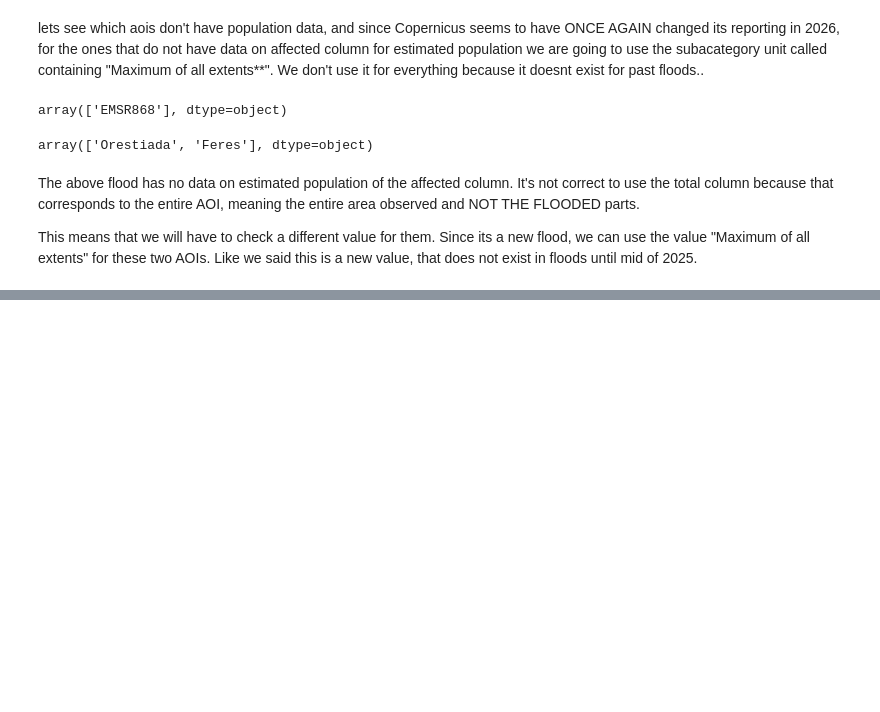
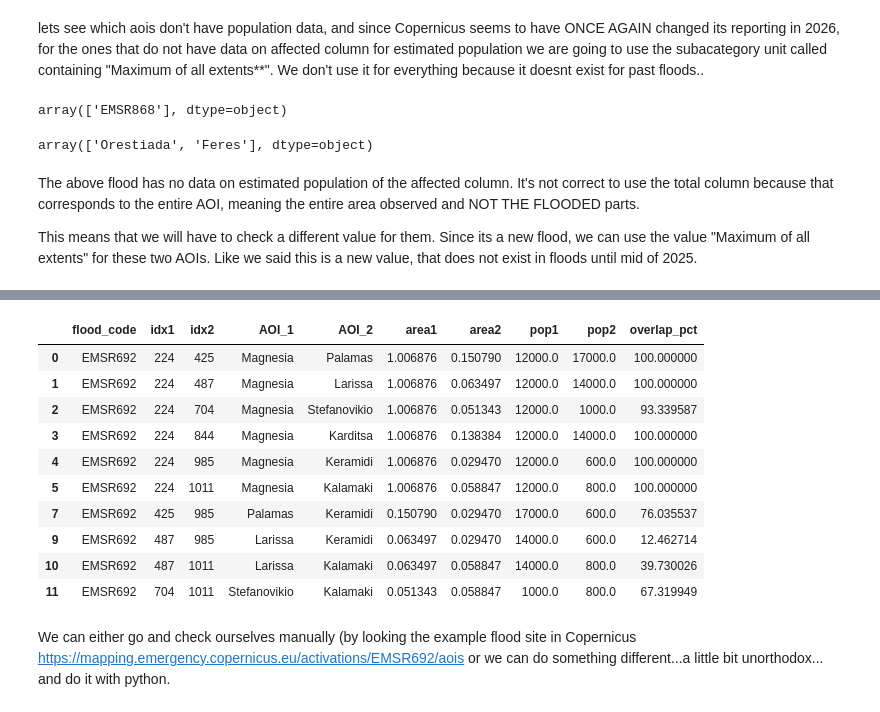
Before and after one commit to konstantinamalt/konstantinamalt.github.io, a Jupyter notebook: MASTERCLASS_DH26_copernicus_api_requests.ipynb, the cells around one changed output, grey strips where cells are left out. Drawn from its saved outputs; the diff is of its cells as text; code cells hidden in the pictures; blank space fills up the shorter version.

```diff
--- a/MASTERCLASS_DH26_copernicus_api_requests.ipynb
+++ b/MASTERCLASS_DH26_copernicus_api_requests.ipynb
@@ -791,0 +680,55 @@ aois_final_products
+# %%
+import itertools
+
+overlap_rows = []
+
+for activation, group in gdf.groupby("flood_code"):
+    for i, j in itertools.combinations(group.index, 2):
+        g1 = group.at[i, 'geometry']
+        g2 = group.at[j, 'geometry']
+
+        if not g1.intersects(g2):
+            continue
+
+        inter_area = g1.intersection(g2).area
+        if inter_area == 0:
+            continue
+
+        area1 = g1.area
+        area2 = g2.area
+        smaller_area = min(area1, area2)
+
+        overlap_pct = (inter_area / smaller_area) * 100
+
+        overlap_rows.append({
+            "flood_code": activation,
+            "idx1": i,
+            "idx2": j,
+            "AOI_1": group.at[i, 'aoiName'],
+            "AOI_2": group.at[j, 'aoiName'],
+            "area1": area1,
+            "area2": area2,
+            "pop1": group.at[i, 'affected'],
+            "pop2": group.at[j, 'affected'],
+            "overlap_pct": overlap_pct
+        })
+
+overlap_df = pd.DataFrame(overlap_rows)
+
+# only consider overlaps >= 10%
+overlap_df_10 = overlap_df[overlap_df['overlap_pct'] >= 10].copy()
+overlap_df_10
+# %% [output]
+|  | flood_code | idx1 | idx2 | AOI_1 | AOI_2 | area1 | area2 | pop1 | pop2 | overlap_pct |
+| 0 | EMSR692 | 224 | 425 | Magnesia | Palamas | 1.006876 | 0.150790 | 12000.0 | 17000.0 | 100.000000 |
+| 1 | EMSR692 | 224 | 487 | Magnesia | Larissa | 1.006876 | 0.063497 | 12000.0 | 14000.0 | 100.000000 |
+| 2 | EMSR692 | 224 | 704 | Magnesia | Stefanovikio | 1.006876 | 0.051343 | 12000.0 | 1000.0 | 93.339587 |
+| 3 | EMSR692 | 224 | 844 | Magnesia | Karditsa | 1.006876 | 0.138384 | 12000.0 | 14000.0 | 100.000000 |
+| 4 | EMSR692 | 224 | 985 | Magnesia | Keramidi | 1.006876 | 0.029470 | 12000.0 | 600.0 | 100.000000 |
+| 5 | EMSR692 | 224 | 1011 | Magnesia | Kalamaki | 1.006876 | 0.058847 | 12000.0 | 800.0 | 100.000000 |
+| 7 | EMSR692 | 425 | 985 | Palamas | Keramidi | 0.150790 | 0.029470 | 17000.0 | 600.0 | 76.035537 |
+| 9 | EMSR692 | 487 | 985 | Larissa | Keramidi | 0.063497 | 0.029470 | 14000.0 | 600.0 | 12.462714 |
+| 10 | EMSR692 | 487 | 1011 | Larissa | Kalamaki | 0.063497 | 0.058847 | 14000.0 | 800.0 | 39.730026 |
+| 11 | EMSR692 | 704 | 1011 | Stefanovikio | Kalamaki | 0.051343 | 0.058847 | 1000.0 | 800.0 | 67.319949 |
+# %% [markdown]
+We can either go and check ourselves manually (by looking the example flood site in Copernicus https://mapping.emergency.copernicus.eu/activations/EMSR692/aois or we can do something different...a little bit unorthodox... and do it with python.
```
Also changed, not shown: parts of 83 cells of this notebook.
